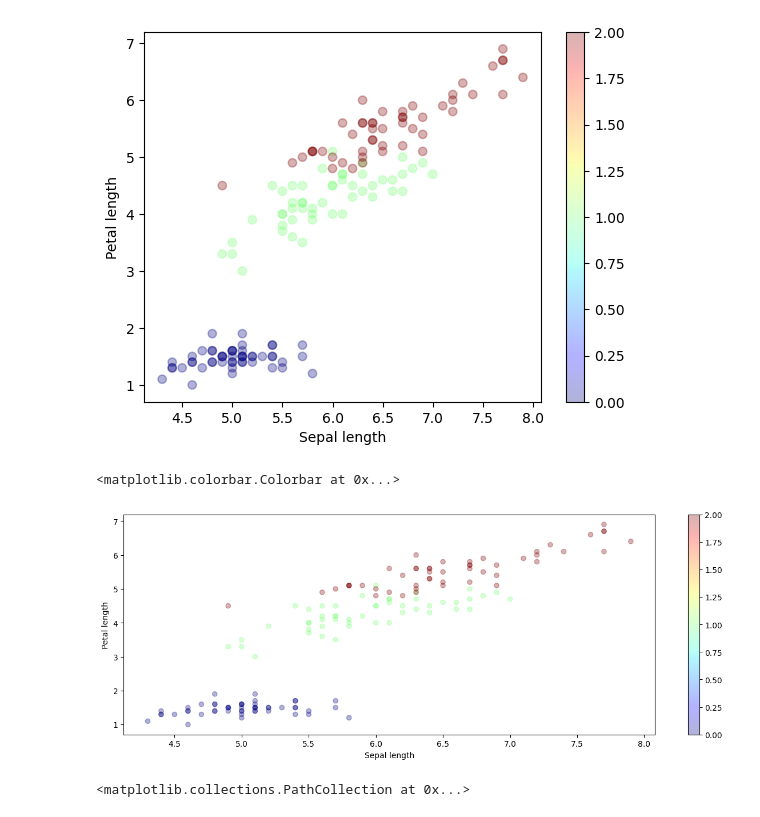
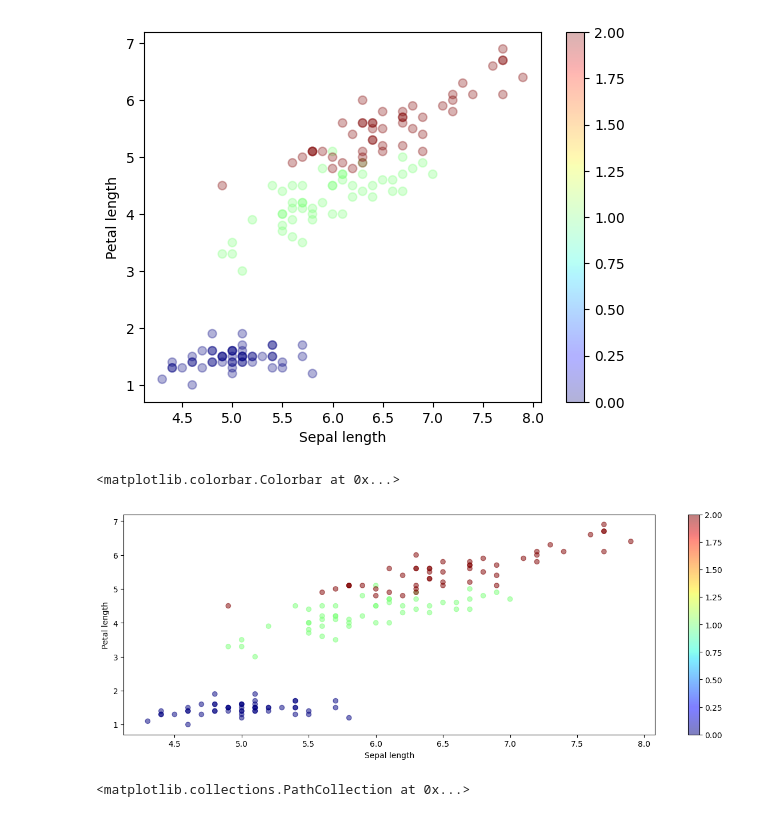
Before and after one commit to partho-majumdar/CampusX_Matplotlib, a Jupyter notebook: Advanced/advance.ipynb, the cells around one changed output. Cells and saved outputs as stored; diff of their text form; code cells hidden in the pictures.

```diff
--- a/Advanced/advance.ipynb
+++ b/Advanced/advance.ipynb
@@ -68,14 +69,14 @@ plt.colorbar()
 # %%
 # plot size
 
 plt.figure(figsize = (15, 5)) # width = 15, height = 5 (applicable for all graph)
-plt.scatter(iris['SepalLengthCm'], iris['PetalLengthCm'], c = iris['Species'], cmap = 'jet', alpha = 0.3)
+plt.scatter(iris['SepalLengthCm'], iris['PetalLengthCm'], c = iris['Species'], cmap = 'jet', alpha = .5)
 plt.xlabel("Sepal length")
 plt.ylabel("Petal length")
 plt.colorbar()
 # %% [output]
 <matplotlib.colorbar.Colorbar at 0x...>
-[figure, old version]
+[figure, new version]
 # %%
 # ------------------- Annotations (place a text in a graph)
 
```
Also changed, not shown: parts of 25 cells of this notebook, 1 other file.
